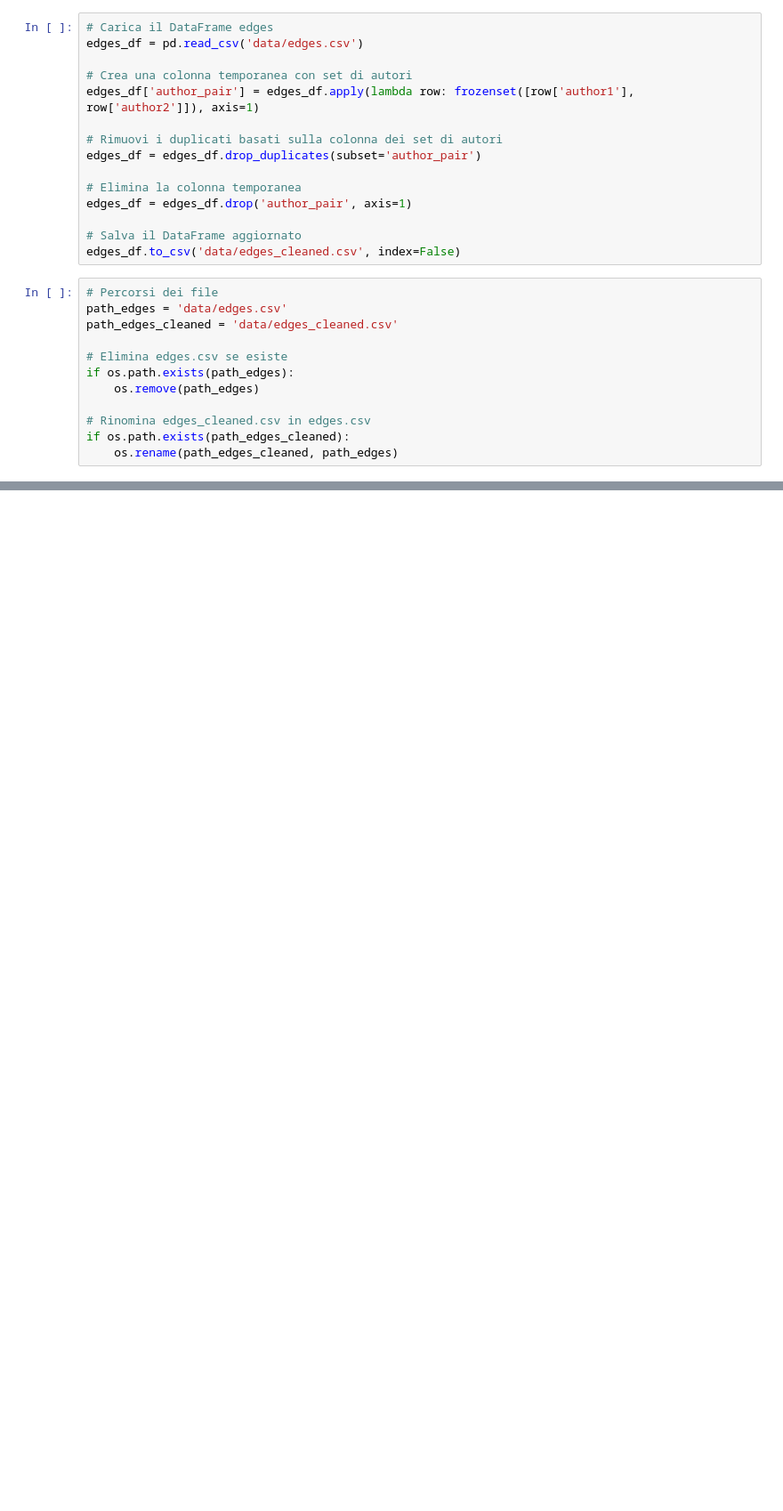
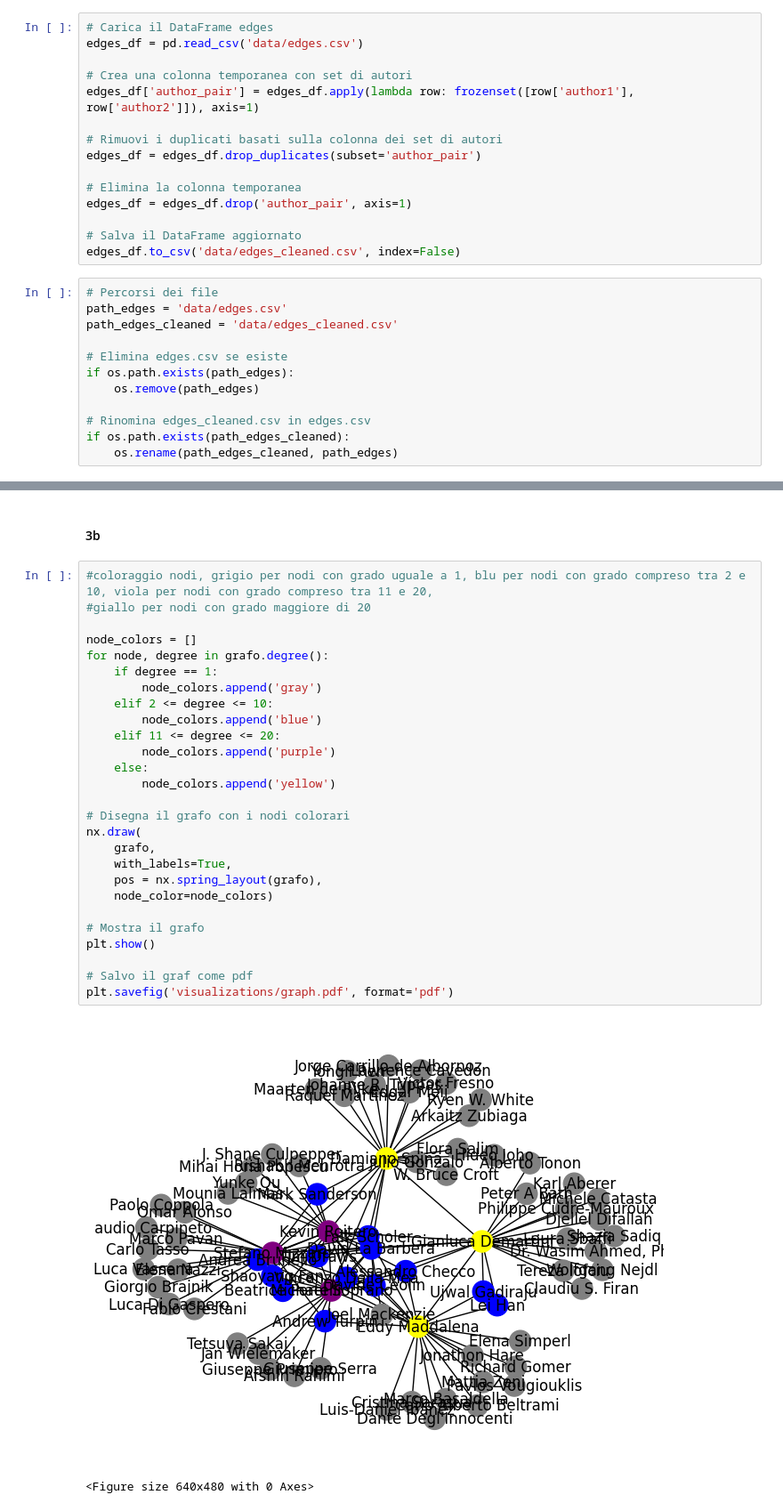
Before and after one commit to ela-rami/SC-Project1, a Jupyter notebook: SC-Project1-main/progetto-Simeoni_Ramirez_DiNotoMarrella_Pittis.ipynb, the cells around one changed output, grey strips where cells are left out. Shown: that part at 89% size. Saved outputs shown, nothing was run; the diff lists cells and outputs as text; blank space fills up the shorter version.

```diff
--- a/SC-Project1-main/progetto-Simeoni_Ramirez_DiNotoMarrella_Pittis.ipynb
+++ b/SC-Project1-main/progetto-Simeoni_Ramirez_DiNotoMarrella_Pittis.ipynb
@@ -231,0 +234,32 @@ if os.path.exists(path_edges_cleaned):
+# %% [markdown]
+#### 3b
+# %%
+#coloraggio nodi, grigio per nodi con grado uguale a 1, blu per nodi con grado compreso tra 2 e 10, viola per nodi con grado compreso tra 11 e 20,
+#giallo per nodi con grado maggiore di 20
+
+node_colors = []
+for node, degree in grafo.degree():
+    if degree == 1:
+        node_colors.append('gray')
+    elif 2 <= degree <= 10:
+        node_colors.append('blue')
+    elif 11 <= degree <= 20:
+        node_colors.append('purple')
+    else:
+        node_colors.append('yellow')
+
+# Disegna il grafo con i nodi colorari
+nx.draw(
+    grafo,
+    with_labels=True,
+    pos = nx.spring_layout(grafo),
+    node_color=node_colors)
+
+# Mostra il grafo
+plt.show()
+
+# Salvo il graf come pdf
+plt.savefig('visualizations/graph.pdf', format='pdf')
+# %% [output]
+[figure, added]
+<Figure size 640x480 with 0 Axes>
```
Also changed, not shown: parts of 5 cells of this notebook, 2 other files.
